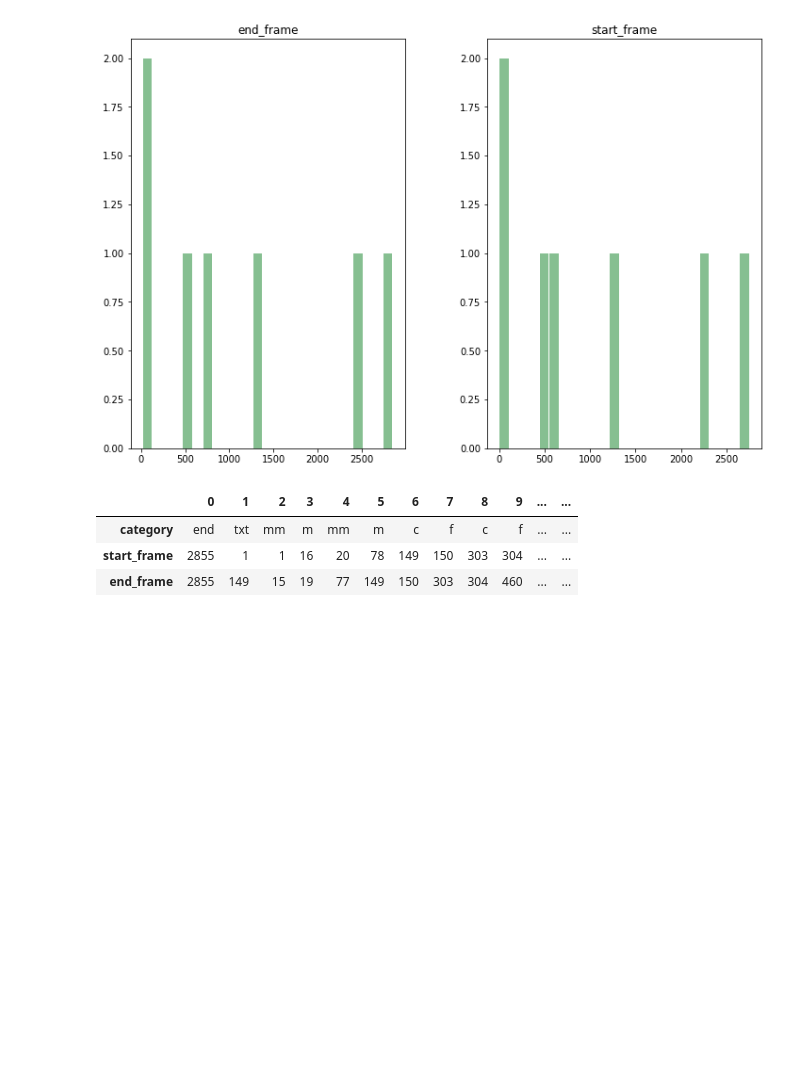
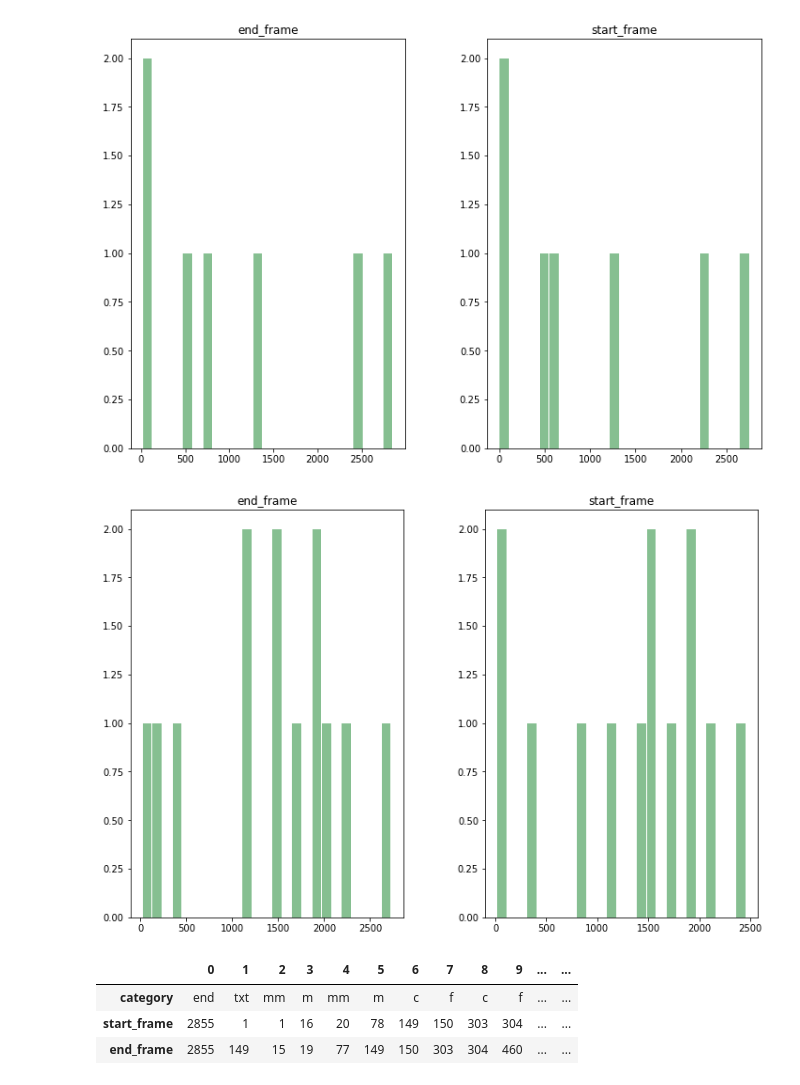
Before and after one commit to kiphenglim/cs181ac-gaze-explore, a Jupyter notebook: format handcoding.ipynb, the cells around one changed output. Drawn from its saved outputs; the diff is of its cells as text; code cells hidden in the pictures; blank space fills up the shorter version.

Commit message:
add histogram

```diff
--- a/format handcoding.ipynb
+++ b/format handcoding.ipynb
@@ -97,6 +97,13 @@ mmdf = df1.loc[df1['category'] == 'mm']
 ax = mmdf.hist(bins=25, grid=False, figsize=(12,8), color='#86bf91', zorder=2, rwidth=0.9)
 # %% [output]
 [figure]
+# %%
+mdf = df1.loc[df1['category'] == 'm']
+
+# ax = mmdf.hist(column='start_frame', bins=25, grid=False, figsize=(12,8), color='#86bf91', zorder=2, rwidth=0.9)
+ax = mdf.hist(bins=25, grid=False, figsize=(12,8), color='#86bf91', zorder=2, rwidth=0.9)
+# %% [output]
+[figure, added]
 # %%
 t_df_country = df_list[0][0].T
 t_df_country
```
